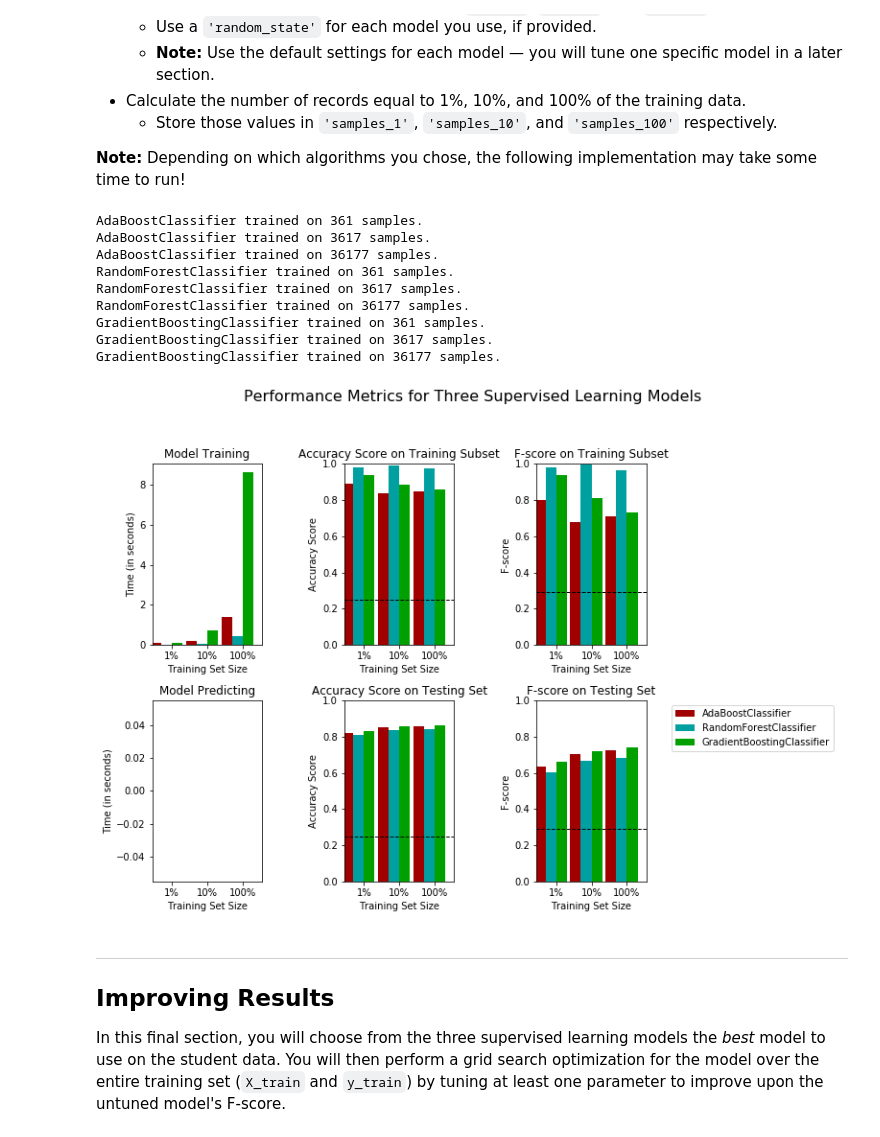
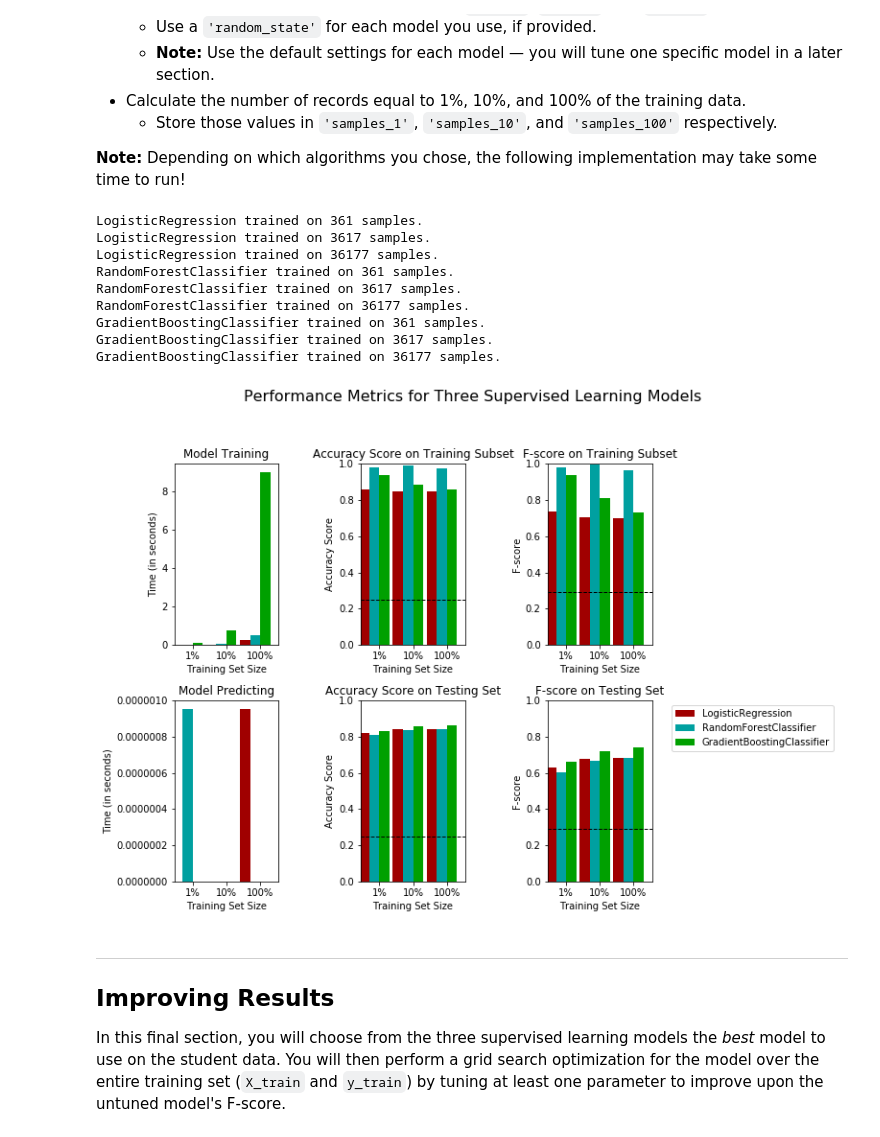
Before and after one commit to lalit527/finding_donors, a Jupyter notebook: finding_donors.ipynb, the cells around one changed output. Cells and saved outputs as stored; diff of their text form; code cells hidden in the pictures.

```diff
--- a/finding_donors.ipynb
+++ b/finding_donors.ipynb
@@ -430,17 +478,30 @@ from sklearn.tree import DecisionTreeClassifier
 # %%
-models = [GaussianNB(), SVC(), LogisticRegression(), DecisionTreeClassifier(),
+models = [GaussianNB(), KNeighborsClassifier(), SVC(), LogisticRegression(), DecisionTreeClassifier(),
               RandomForestClassifier(n_estimators=100), GradientBoostingClassifier(n_estimators=100),
              AdaBoostClassifier()]
 samples_100 = len(X_train)
 samples_10 = int(samples_100 * (0.1))
 samples_1 = int(samples_10 * (0.1))
+fig, axes = plt.subplots(nrows=2, ncols=2, figsize=(12,8))
+results_dict = {}
+colors = ['b','g','r', 'y', 'k', 'c', 'm', 'w']
 for model in models:
     print("===========================================")
     for sample in [samples_1, samples_10, samples_100]:
         results = train_predict(model, sample, X_train, y_train, X_test, y_test)
         print(results)
         print("---------------------------------------")
+    results_dict[model.__class__.__name__] = results
     print("===========================================")
+for i, (key ,value) in enumerate(results_dict.items()):
+    axes[0, 0].plot(key, value['f_train'], 'o-', color=colors[i],
+             label="Training score")
+    axes[0, 1].plot(key, value['f_test'], 'o-', color=colors[i],
+             label="Training score")
+    axes[1, 0].plot(key, value['acc_train'], 'o-', color=colors[i],
+             label="Training score")
+    axes[1, 1].plot(key, value['acc_test'], 'o-', color=colors[i],
+             label="Training score")
 # %% [output]
 ===========================================
 GaussianNB trained on 361 samples.
@@ -686,41 +552,41 @@ from sklearn.ensemble import AdaBoostClassifier, GradientBoostingClassifier, Ran
 # %%
 # TODO: Import the three supervised learning models from sklearn
-
+from sklearn.ensemble import AdaBoostClassifier, GradientBoostingClassifier, RandomForestClassifier
 # TODO: Initialize the three models
-clf_A = AdaBoostClassifier(random_state=42)
+clf_A = LogisticRegression(random_state=42)
 clf_B = RandomForestClassifier(random_state=42)
 clf_C = GradientBoostingClassifier(random_state=42)
 
 # TODO: Calculate the number of samples for 1%, 10%, and 100% of the training data
 # HINT: samples_100 is the entire training set i.e. len(y_train)
 # HINT: samples_10 is 10% of samples_100 (ensure to set the count of the values to be `int` and not `float`)
 # HINT: samples_1 is 1% of samples_100 (ensure to set the count of the values to be `int` and not `float`)
 samples_100 = len(X_train)
 samples_10 = int(samples_100 * (0.1))
 samples_1 = int(samples_10 * (0.1))
 
 # Collect results on the learners
 results = {}
 for clf in [clf_A, clf_B, clf_C]:
     clf_name = clf.__class__.__name__
     results[clf_name] = {}
     for i, samples in enumerate([samples_1, samples_10, samples_100]):
         results[clf_name][i] = \
         train_predict(clf, samples, X_train, y_train, X_test, y_test)
 
 # Run metrics visualization for the three supervised learning models chosen
 vs.evaluate(results, accuracy, fscore)
 # %% [output]
-AdaBoostClassifier trained on 361 samples.
-AdaBoostClassifier trained on 3617 samples.
-AdaBoostClassifier trained on 36177 samples.
+LogisticRegression trained on 361 samples.
+LogisticRegression trained on 3617 samples.
+LogisticRegression trained on 36177 samples.
 RandomForestClassifier trained on 361 samples.
 RandomForestClassifier trained on 3617 samples.
 RandomForestClassifier trained on 36177 samples.
 GradientBoostingClassifier trained on 361 samples.
 GradientBoostingClassifier trained on 3617 samples.
 GradientBoostingClassifier trained on 36177 samples.
-[figure, old version]
+[figure, new version]
 # %% [markdown]
 ----
 ## Improving Results
```
Also changed, not shown: parts of 33 cells of this notebook, 1 other file.
